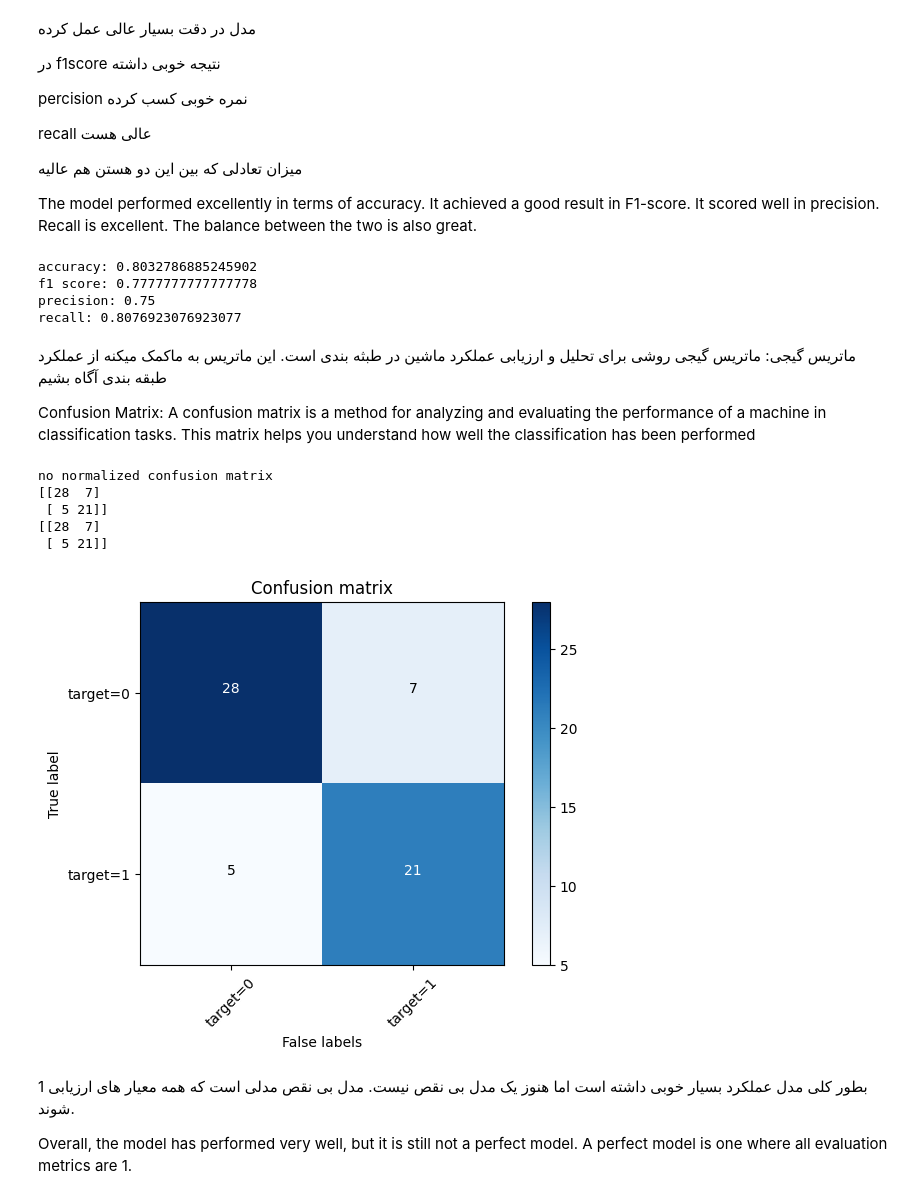
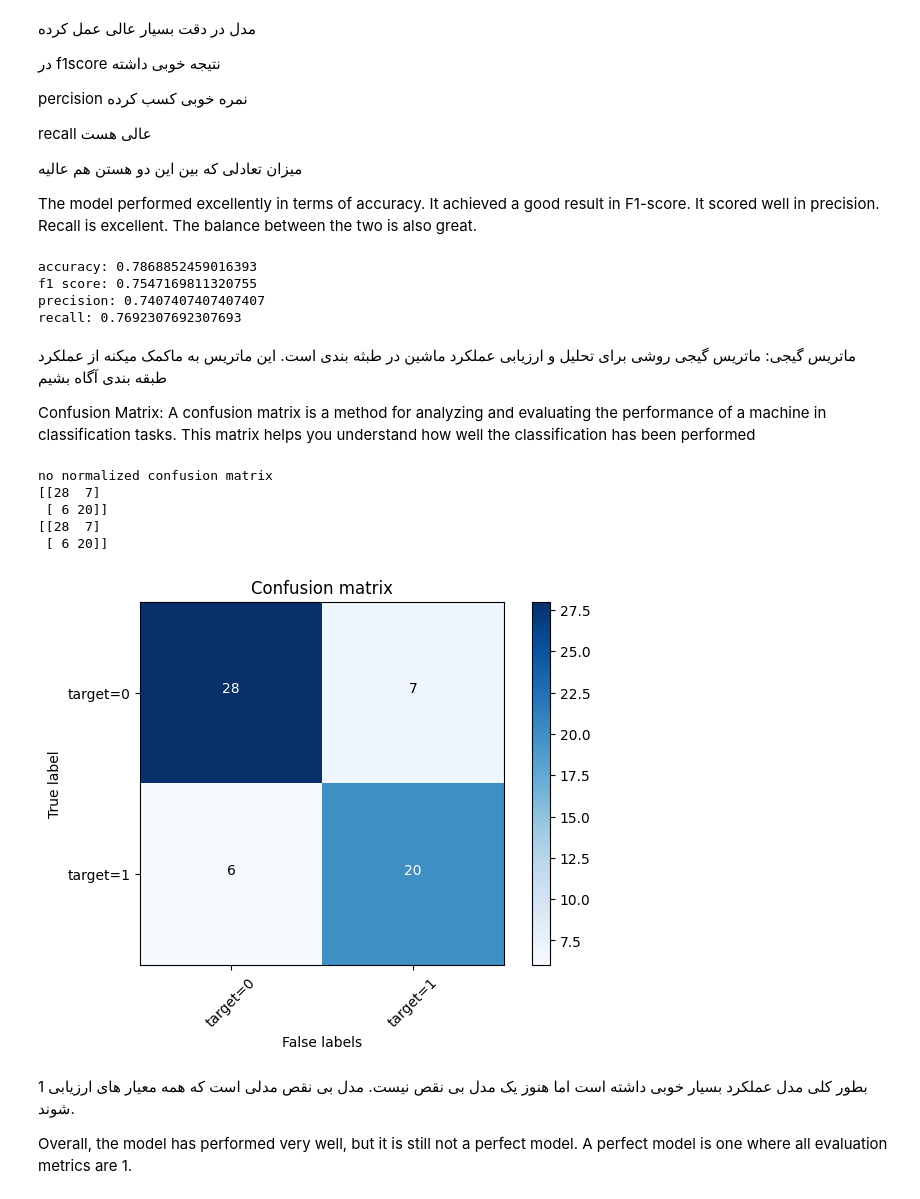
Before and after one commit to parnia-alipour/machine-learning, a Jupyter notebook: heart_disease.ipynb, the cells around one changed output. Drawn from its saved outputs; the diff is of its cells as text; code cells hidden in the pictures.

```diff
--- a/heart_disease.ipynb
+++ b/heart_disease.ipynb
@@ -100,4 +100,9 @@ dtype: float64
 
 we apply the np.log1p transformation to the features chol,ca  and oldpeak . This is done because these features exhibit high positive skewness in their distributions. By applying a logarithmic transformation, we reduce the skewness and bring the data closer to a normal distribution. This helps improve the performance of machine learning models, as many algorithms assume or benefit from more normally distributed input features
 # %%
-x.loc[:,['ca','chol','oldpeak']]=x.loc[:,['ca','chol','oldpeak']].apply(np.log1p) #*** log1p
+import numpy as np
+
+def preprocess_new(new):#***
+    new = np.array(new, dtype=float)
+    new[:, [0, 3, 8]] = np.log1p(new[:, [0, 3, 8]])
+    return new
@@ -167,6 +154,11 @@ y=np.array(y)
 y[:5]
 # %% [output]
 array([1, 1, 1, 1, 1])
+# %%
+from sklearn import preprocessing
+
+scaler = preprocessing.StandardScaler().fit(x)
+x = scaler.transform(x)
 # %%
 from sklearn.model_selection import train_test_split
 x_train,x_test,y_train,y_test=train_test_split(x,y,test_size=0.2,random_state=10)
@@ -184,7 +176,7 @@ print(' test set shape:',x_test.shape,y_test.shape)
 
  is used to allow the algorithm to iterate up to 1000 times in order to achieve better convergence and more accurate results. Increasing the number of iterations gives the model more chances to optimize its parameters, especially when the data is complex or the default iteration limit is too low for proper training.
 # %%
-from sklearn.ensemble import RandomForestClassifier
-model=RandomForestClassifier(class_weight='balanced').fit(x_train,y_train)
+from sklearn.linear_model import LogisticRegression
+model=LogisticRegression(max_iter=1000,class_weight='balanced').fit(x_train,y_train)
 model
 # %% [output]
@@ -192,4 +184,5 @@ RandomForestClassifier(class_weight='balanced')
 # %%
-y_pred=model.predict(x_test)
-y_pred
+y_prob=model.predict(x_test)
+y_prob = (y_prob >= 0.3).astype(int)
+y_prob
 # %% [output]
@@ -252,15 +245,15 @@ The balance between the two is also great.
 # %%
 from sklearn.metrics import accuracy_score,f1_score,precision_score,recall_score
 
-print('accuracy:',accuracy_score(y_test,y_pred))
-print('f1 score:',f1_score(y_test,y_pred))
-print('precision:',precision_score(y_test,y_pred))
-print('recall:',recall_score(y_test,y_pred))
+print('accuracy:',accuracy_score(y_test,y_prob))
+print('f1 score:',f1_score(y_test,y_prob))
+print('precision:',precision_score(y_test,y_prob))
+print('recall:',recall_score(y_test,y_prob))
 # %% [output]
-accuracy: 0.8032786885245902
-f1 score: 0.7777777777777778
-precision: 0.75
-recall: 0.8076923076923077
+accuracy: 0.7868852459016393
+f1 score: 0.7547169811320755
+precision: 0.7407407407407407
+recall: 0.7692307692307693
 # %% [markdown]
 
 ماتریس گیجی: ماتریس گیجی روشی برای تحلیل و ارزیابی عملکرد ماشین در طبثه بندی است.
@@ -305,16 +298,16 @@ def confusion_m(cm,classes,
 # %%
-cm_matrix=confusion_matrix(y_test,y_pred,labels=[0,1])
+cm_matrix=confusion_matrix(y_test,y_prob,labels=[0,1])
 np.set_printoptions(precision=2)
 
 plt.figure()
 confusion_m(cm_matrix,classes=['target=0','target=1'],normalize=False,title='Confusion matrix')
 # %% [output]
 no normalized confusion matrix
 [[28  7]
- [ 5 21]]
+ [ 6 20]]
 [[28  7]
- [ 5 21]]
+ [ 6 20]]
-[figure, old version]
+[figure, new version]
 # %% [markdown]
 
 
```
Also changed, not shown: parts of 18 cells of this notebook.
